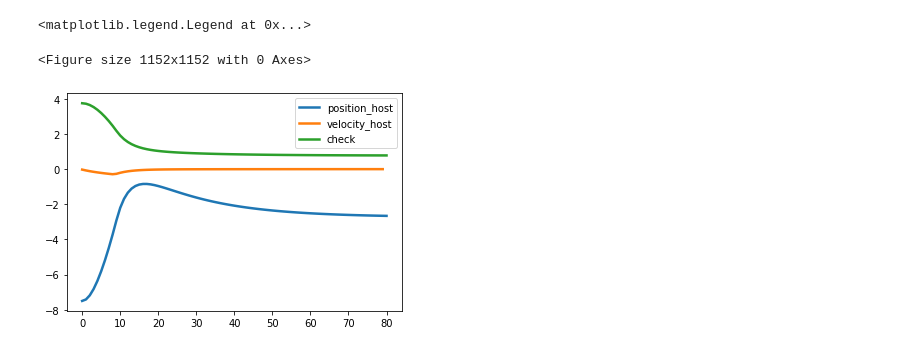
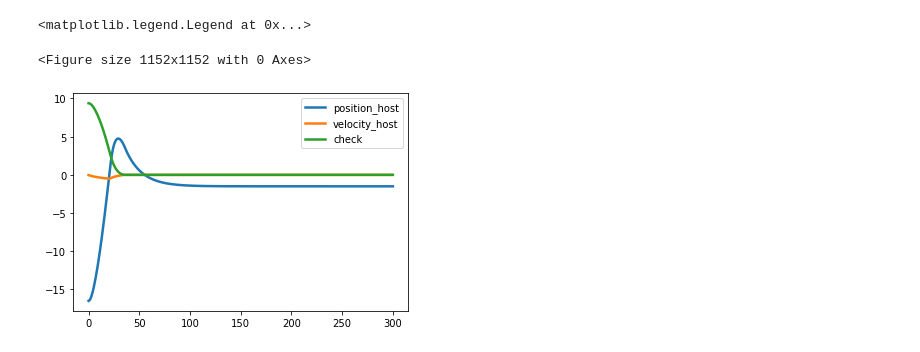
Before and after one commit to HAR0070/ACC, a Jupyter notebook: MPC_to_webots.ipynb, the cells around one changed output. Saved outputs shown, nothing was run; the diff lists cells and outputs as text; code cells hidden in the pictures.

Commit message:
tracking stop and go reference properly

```diff
--- a/MPC_to_webots.ipynb
+++ b/MPC_to_webots.ipynb
@@ -109,10 +111,10 @@ def cvxpy_reverse1(A, B, N, Q, R, P, x0, xr, umax=None, umin=None, xmin=None, xm
     u = cvxpy.Variable((nu, N))
     weights = np.ones(5)
     w0 = weights[0]*15
-    w1 = weights[1]*20
+    w1 = weights[1]*15
     w2 = weights[2]*3
-    w3 = weights[3]*0.2
-    w4 = weights[4]*10
+    w3 = weights[3]*20
+    w4 = weights[4]*0
     R = np.eye(nu)
 
     costlist = 0.0
@@ -146,8 +148,8 @@ def cvxpy_reverse1(A, B, N, Q, R, P, x0, xr, umax=None, umin=None, xmin=None, xm
     if umin is not None:
         constraints += [u >= umin]  # input constraints
 
-    ur1_max = 1.5
-    ur1_min = -1.5
+    ur1_max = 2
+    ur1_min = -2
     # add input rate constraints
     # rate of change of u1 constraint
     for i in range(N-1):
@@ -160,12 +162,24 @@ def cvxpy_reverse1(A, B, N, Q, R, P, x0, xr, umax=None, umin=None, xmin=None, xm
     prob = cvxpy.Problem(cvxpy.Minimize(costlist), constraints)
 
     prob.solve(solver=ECOS , warm_start=True) #solver= OSQP,
+
     if prob.status == 'optimal':
+    # Problem was solved successfully
         is_sol = True
+        print("Optimal solution found!")
+    elif prob.status == 'infeasible':
+        # Problem is infeasible (no feasible solution exists)
+        print("Problem is infeasible.")
+    elif prob.status == 'unbounded':
+        # Problem is unbounded (no finite optimal solution exists)
+        print("Problem is unbounded.")
+    else:
+        # Solver failed or terminated prematurely
+        print("Solver failed or terminated prematurely. Status:", prob.status)
 
     return is_sol , x.value, u.value, costlist.value
 # %%
-def plotting(x_hist,u_hist,cost_hist,Xh,Xr,diff, DEBUG_=True):
+def plotting(x_hist,u_hist,cost_hist,Xh,Xr,host_d, DEBUG_=True):
 
     if DEBUG_:
         u_hist = np.array(u_hist).squeeze()
@@ -205,7 +219,7 @@ def plotting(x_hist,u_hist,cost_hist,Xh,Xr,diff, DEBUG_=True):
 
         plt.figure(figsize=(8, 8))
         plt.subplot(3, 1, 1)
-        plt.plot(diff, label='difference in distance')
+        plt.plot(host_d, label='difference in distance')
         plt.legend()
         plt.ylabel('meters')
         plt.grid()
@@ -217,14 +231,14 @@ def plotting(x_hist,u_hist,cost_hist,Xh,Xr,diff, DEBUG_=True):
         plt.grid()
         plt.show()
 # %%
-def reference(T_total, Ts, init_dist, v0):
+def reference(T_total, Ts, init_dist, v0):  # Generate reference trajectory
 # if __name__ == "__main__":
-#     # Generate reference trajectory
+#
     T_total = 30
 #     Ts = 0.1
 #     init_dist = 6
 #     v0 = 0
-    a = 2; # acceleration
+    a = 1.5; # acceleration
     b = -2.5; # deceleration
     T1 = int(2/Ts)
     T2 = int(12/Ts)
@@ -247,7 +261,7 @@ def reference(T_total, Ts, init_dist, v0):
         x_current[k, 1] = x_current[k-1, 1] + a*Ts;
 
     for k in range(T2 ,T3 ):
-        x_current[k, 0] = x_current[k-1, 0] + x_current[k,1]*Ts;
+        x_current[k, 0] = x_current[k-1, 0] + x_current[k-1,1]*Ts;
         x_current[k, 1] = x_current[k-1, 1];
 
     for k in range(T3 ,T4 ):
@@ -400,36 +413,36 @@ dis3 = x_rev[:,0]
 dis2 = x_rev[:,0]/T_hw
 vh = dis2[1:] - dis2[:-1]
 
 # print(dis[2:])
 # velh = x_rev[:,1]
 # dx = [0]
 # d2x = [0]
 # vel = []
 
 # # for i in range(1,len(dis)):
 # #    d2x.append(10 - dis[i] - T_hw*velh + do)
 # #    velh = d2x[i] - d2x[i-1]
 # #    vel.append(velh)
 
 
 # dx = dis[2:] - dis[:-2]
 # d2x = dis[2:] - 2*dis[1:-1] + dis[:-2]
 
 plt.figure(figsize=(16, 16))
 fig, ax = plt.subplots()
 
 ax.plot(dis, label='position_host', linewidth=2.5)
 ax.plot(vh, label='velocity_host', linewidth=2.5)
 ax.plot(dis2, label='check', linewidth=2.5)
 # Create a cursor object and configure it to show the data values
-cursor = mplcursors.cursor(ax, hover=True)
-cursor.connect("add", lambda sel: sel.annotation.set_text(f'({sel.target[0]:.2f}, {sel.target[1]:.2f})'))
+# cursor = mplcursors.cursor(ax, hover=True)
+# cursor.connect("add", lambda sel: sel.annotation.set_text(f'({sel.target[0]:.2f}, {sel.target[1]:.2f})'))
 
 ax.legend()
 # %% [output]
 <matplotlib.legend.Legend at 0x...>
 <Figure size 1152x1152 with 0 Axes>
-[figure, old version]
+[figure, new version]
 # %%
 def forward():
     print("start!! forward !!")
```
Also changed, not shown: parts of 3 cells of this notebook.
